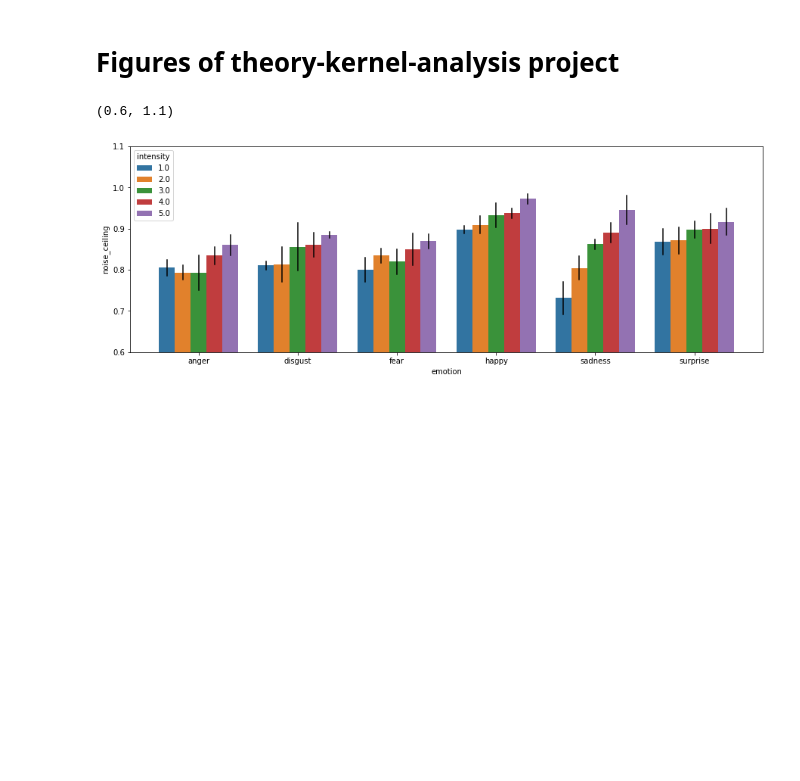
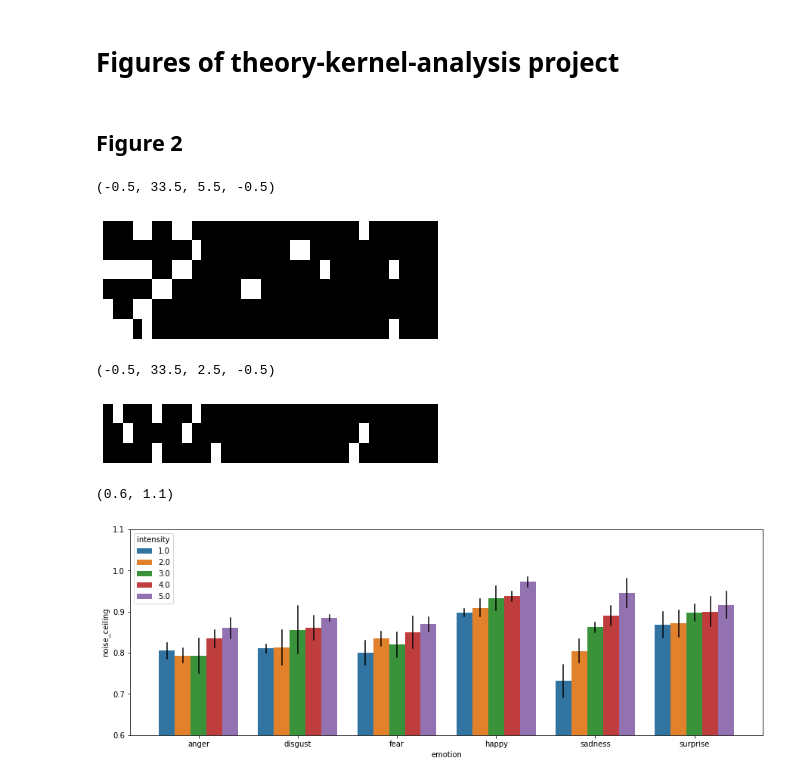
Before and after one commit to lukassnoek/hypothesis-kernel-analysis, a Jupyter notebook: notebooks/figures.ipynb, the cells around one changed output. Saved outputs shown, nothing was run; the diff lists cells and outputs as text; code cells hidden in the pictures; blank space fills up the shorter version.

```diff
--- a/notebooks/figures.ipynb
+++ b/notebooks/figures.ipynb
@@ -6,5 +7,25 @@ import seaborn as sns
 import matplotlib.pyplot as plt
 %matplotlib inline
+# %% [markdown]
+## Figure 2
+# %%
+df = pd.read_csv('../data/Cordaro2008ref.tsv', sep='\t', index_col=0)
+plt.imshow(df, cmap='gray', aspect=2)
+plt.axis('off')
+# %% [output]
+(-0.5, 33.5, 5.5, -0.5)
+[figure, added]
+# %%
+s = np.zeros((3, df.shape[1]))
+s[0, [1, 5, 9]] = 1
+s[1, [2, 8, 26]] = 1
+s[2, [5, 11, 25]] = 1
+
+plt.imshow(s, cmap='gray', aspect=2)
+plt.axis('off')
+# %% [output]
+(-0.5, 33.5, 2.5, -0.5)
+[figure, added]
 # %%
 nc = pd.read_csv('../data/noise_ceilings.tsv', sep='\t', index_col=0)
 nc = nc.query("participant_id == 'between_subjects' & intensity != 0")
```
Also changed, not shown: parts of 14 cells of this notebook, 20 other files.
